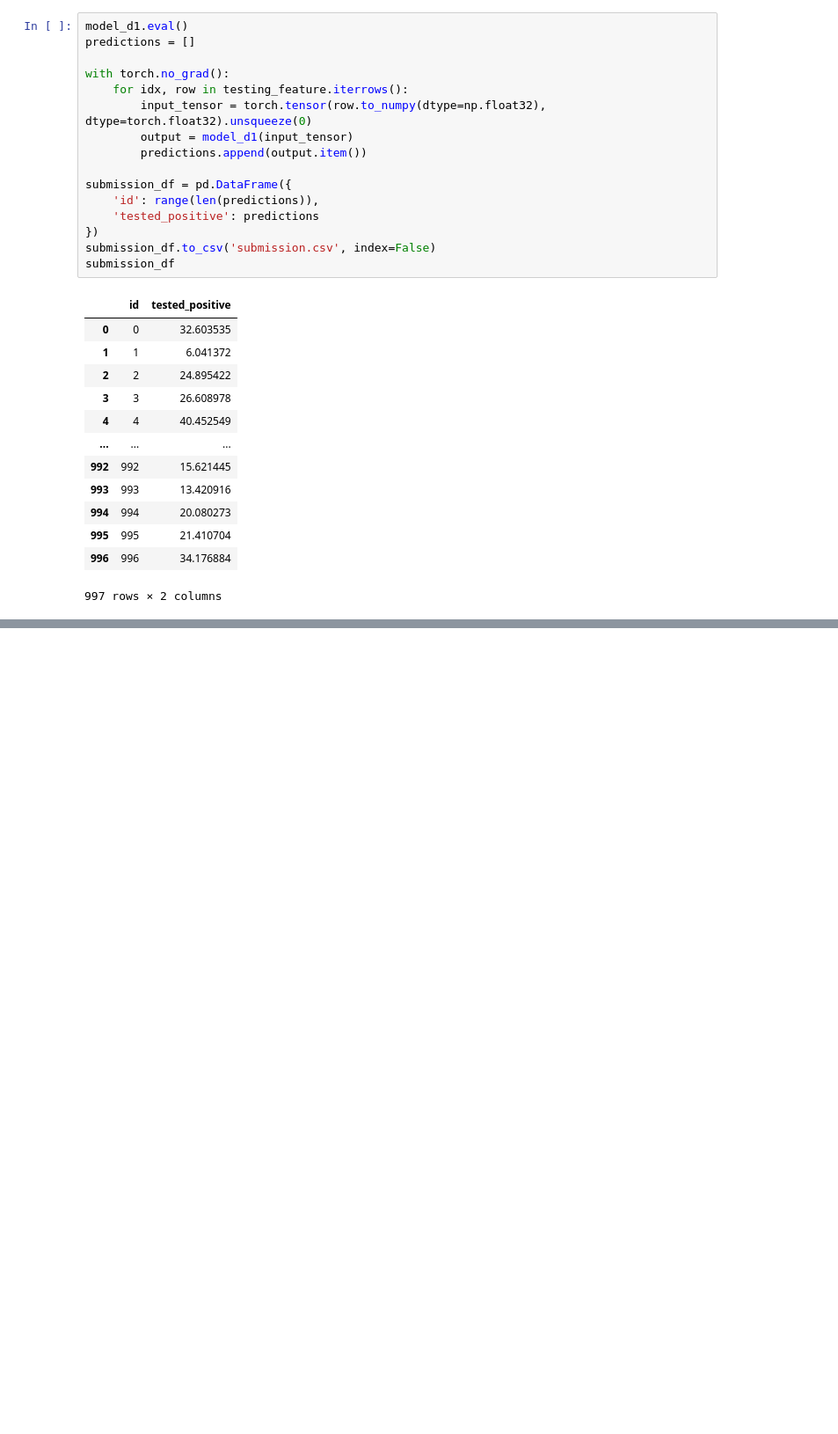
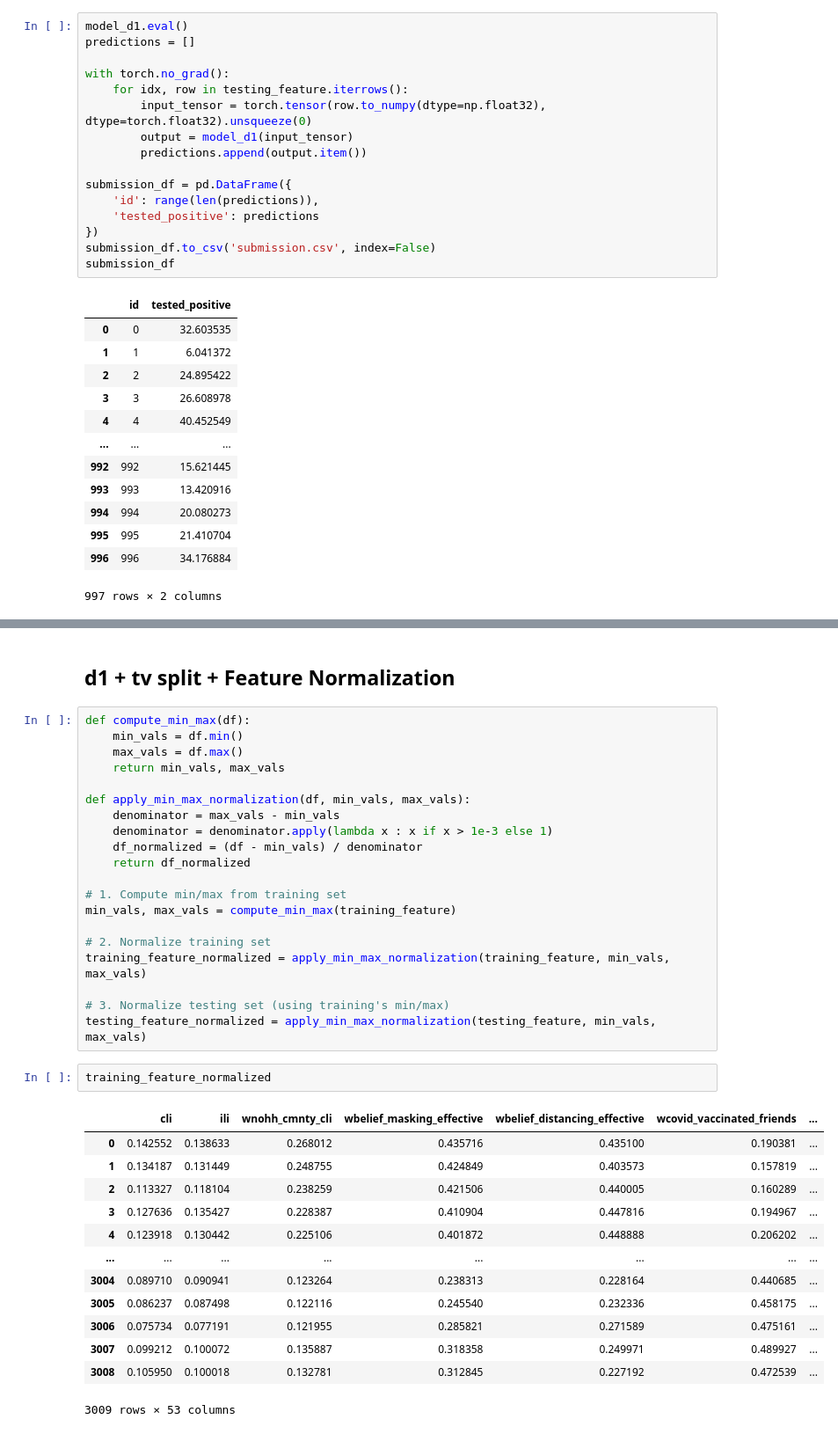
Before and after one commit to fro11o/2023-spring-hw, a Jupyter notebook: hw1/hw1.ipynb, the cells around one changed output, grey strips where cells are left out. Shown: that part at 88% size. Cells and saved outputs as stored; diff of their text form; blank space fills up the shorter version.

Commit message:
Add feature normalization in hw1

```diff
--- a/hw1/hw1.ipynb
+++ b/hw1/hw1.ipynb
@@ -188,0 +311,38 @@ submission_df
+# %% [markdown]
+## d1 + tv split + Feature Normalization
+# %%
+def compute_min_max(df):
+    min_vals = df.min()
+    max_vals = df.max()
+    return min_vals, max_vals
+
+def apply_min_max_normalization(df, min_vals, max_vals):
+    denominator = max_vals - min_vals
+    denominator = denominator.apply(lambda x : x if x > 1e-3 else 1)
+    df_normalized = (df - min_vals) / denominator
+    return df_normalized
+
+# 1. Compute min/max from training set
+min_vals, max_vals = compute_min_max(training_feature)
+
+# 2. Normalize training set
+training_feature_normalized = apply_min_max_normalization(training_feature, min_vals, max_vals)
+
+# 3. Normalize testing set (using training's min/max)
+testing_feature_normalized = apply_min_max_normalization(testing_feature, min_vals, max_vals)
+# %%
+training_feature_normalized
+# %% [output]
+|  | cli | ili | wnohh_cmnty_cli | wbelief_masking_effective | wbelief_distancing_effective | wcovid_vaccinated_friends | ... |
+| 0 | 0.142552 | 0.138633 | 0.268012 | 0.435716 | 0.435100 | 0.190381 | ... |
+| 1 | 0.134187 | 0.131449 | 0.248755 | 0.424849 | 0.403573 | 0.157819 | ... |
+| 2 | 0.113327 | 0.118104 | 0.238259 | 0.421506 | 0.440005 | 0.160289 | ... |
+| 3 | 0.127636 | 0.135427 | 0.228387 | 0.410904 | 0.447816 | 0.194967 | ... |
+| 4 | 0.123918 | 0.130442 | 0.225106 | 0.401872 | 0.448888 | 0.206202 | ... |
+| ... | ... | ... | ... | ... | ... | ... | ... |
+| 3004 | 0.089710 | 0.090941 | 0.123264 | 0.238313 | 0.228164 | 0.440685 | ... |
+| 3005 | 0.086237 | 0.087498 | 0.122116 | 0.245540 | 0.232336 | 0.458175 | ... |
+| 3006 | 0.075734 | 0.077191 | 0.121955 | 0.285821 | 0.271589 | 0.475161 | ... |
+| 3007 | 0.099212 | 0.100072 | 0.135887 | 0.318358 | 0.249971 | 0.489927 | ... |
+| 3008 | 0.105950 | 0.100018 | 0.132781 | 0.312845 | 0.227192 | 0.472539 | ... |
+3009 rows × 53 columns
```
Also changed, not shown: parts of 15 cells of this notebook.
